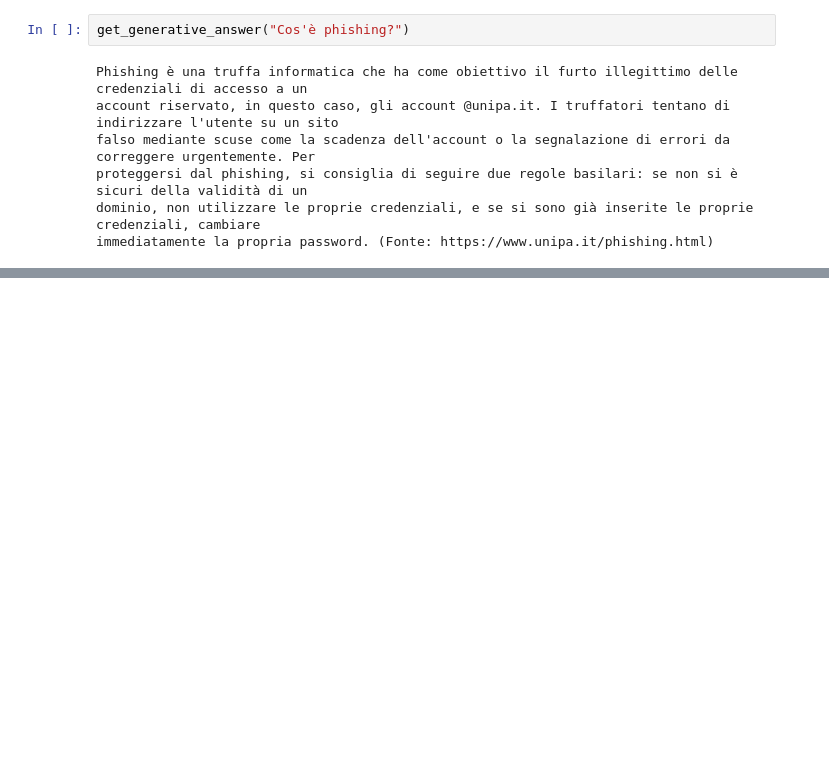
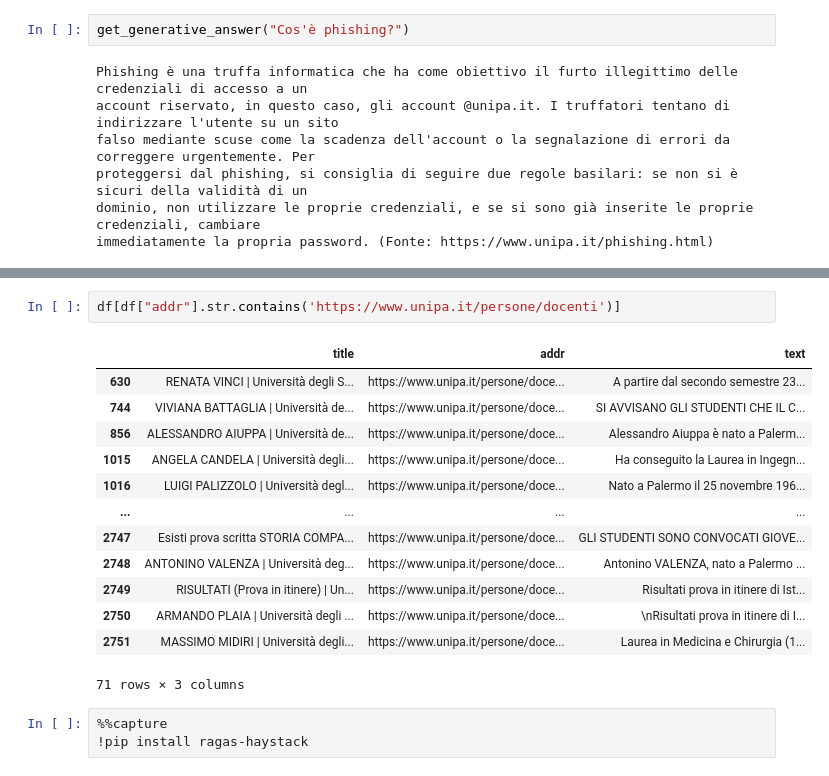
Before and after one commit to pierfrancescomartinello/NLP-Project, a Jupyter notebook: rag_v2.ipynb, the cells around one changed output, grey strips where cells are left out. Saved outputs shown, nothing was run; the diff lists cells and outputs as text; blank space fills up the shorter version.

Commit message:
Added RAGAS cell

```diff
--- a/rag_v2.ipynb
+++ b/rag_v2.ipynb
@@ -409,0 +462,19 @@ the University of Rome "La Sapienza" website on phishing prevention and election
+# %%
+df[df["addr"].str.contains('https://www.unipa.it/persone/docenti')]
+# %% [output]
+|  | title | addr | text |
+| 630 | RENATA VINCI | Università degli S... | https://www.unipa.it/persone/doce... | A partire dal secondo semestre 23... |
+| 744 | VIVIANA BATTAGLIA | Università de... | https://www.unipa.it/persone/doce... | SI AVVISANO GLI STUDENTI CHE IL C... |
+| 856 | ALESSANDRO AIUPPA | Università de... | https://www.unipa.it/persone/doce... | Alessandro Aiuppa è nato a Palerm... |
+| 1015 | ANGELA CANDELA | Università degli... | https://www.unipa.it/persone/doce... | Ha conseguito la Laurea in Ingegn... |
+| 1016 | LUIGI PALIZZOLO | Università degl... | https://www.unipa.it/persone/doce... | Nato a Palermo il 25 novembre 196... |
+| ... | ... | ... | ... |
+| 2747 | Esisti prova scritta STORIA COMPA... | https://www.unipa.it/persone/doce... | GLI STUDENTI SONO CONVOCATI GIOVE... |
+| 2748 | ANTONINO VALENZA | Università deg... | https://www.unipa.it/persone/doce... | Antonino VALENZA, nato a Palermo ... |
+| 2749 | RISULTATI (Prova in itinere) | Un... | https://www.unipa.it/persone/doce... | Risultati prova in itinere di Ist... |
+| 2750 | ARMANDO PLAIA | Università degli ... | https://www.unipa.it/persone/doce... | \nRisultati prova in itinere di I... |
+| 2751 | MASSIMO MIDIRI | Università degli... | https://www.unipa.it/persone/doce... | Laurea in Medicina e Chirurgia (1... |
+71 rows × 3 columns
+# %%
+%%capture
+!pip install ragas-haystack
```
Also changed, not shown: parts of 8 cells of this notebook.
